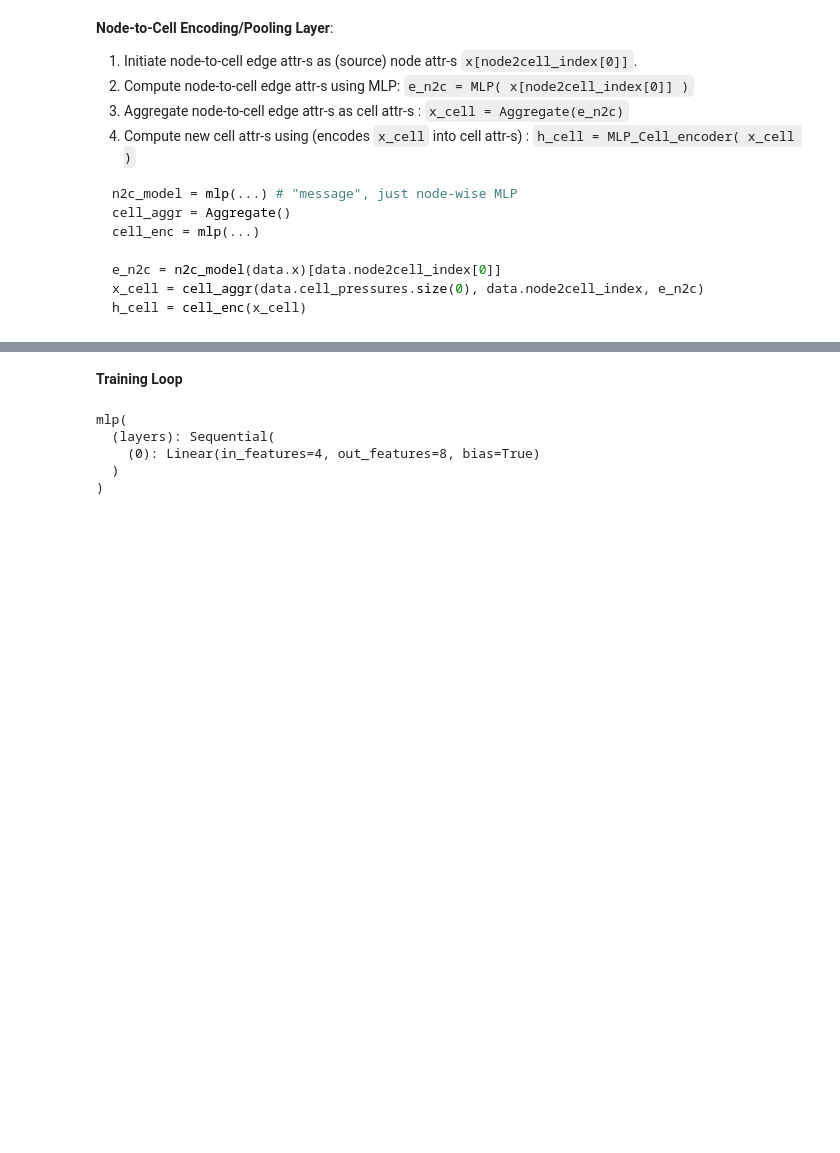
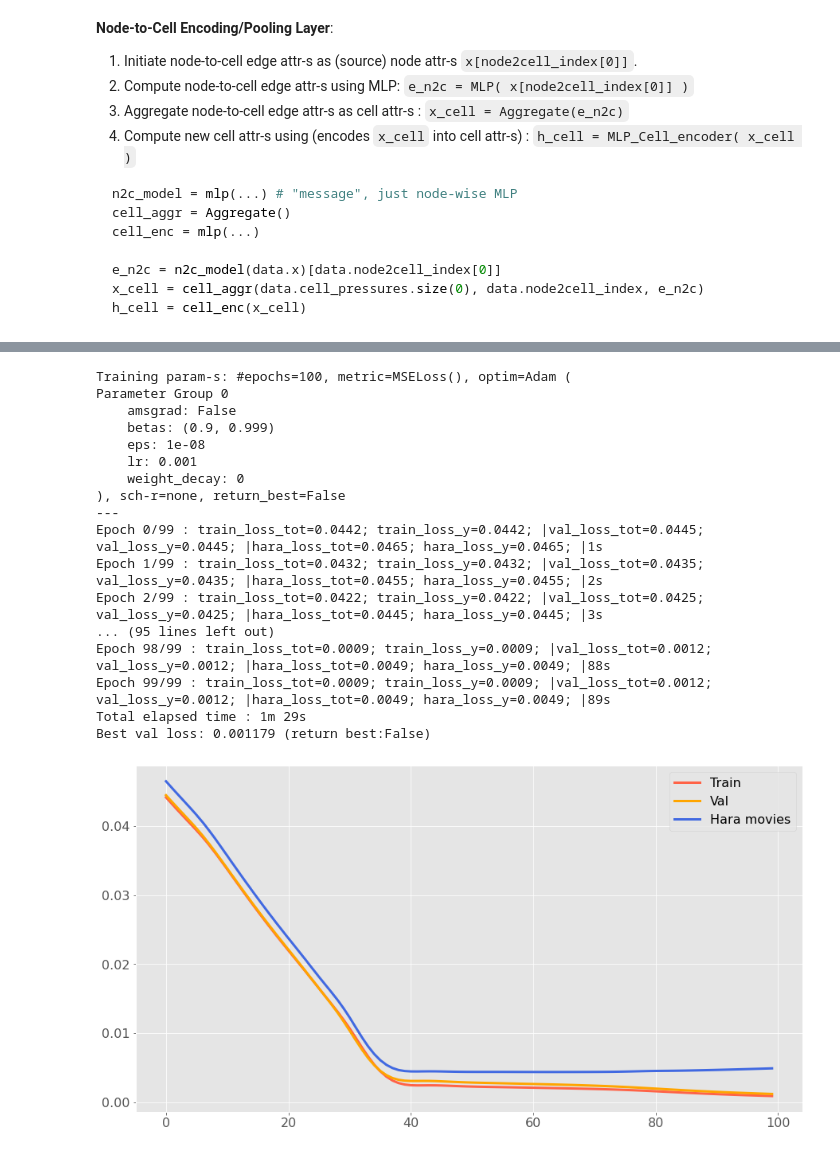
Before and after one commit to mshagirov/simgnn, a Jupyter notebook: nbs/2_nn_model.ipynb, the cells around one changed output, grey strips where cells are left out. Cells and saved outputs as stored; diff of their text form; code cells hidden in the pictures; blank space fills up the shorter version.

Commit message:
training plain MLP just for x-to-dx

```diff
--- a/nbs/2_nn_model.ipynb
+++ b/nbs/2_nn_model.ipynb
@@ -39,6 +39,7 @@
 import numpy as np
 import torch
 from os import path
+import datetime
 
 from torch_geometric.data import Data, DataLoader
 import torch_geometric.transforms as T
@@ -52,6 +53,6 @@ import matplotlib
 plt.style.use('ggplot')
 %matplotlib inline
 matplotlib.rcParams['figure.figsize'] = (10,10) # use larger for presentation
-matplotlib.rcParams['font.size']= 14 # use 14 for presentation
+matplotlib.rcParams['font.size']= 16 # use 14 for presentation
 # %%
 from simgnn.datasets import VertexDynamics, HaraMovies
@@ -191,12 +182,0 @@ loaders = {'train' : DataLoader(train_dataset, batch_size=bs,follow_batch=['cell
-# %% [markdown]
-**Training Loop**
-# %%
-net = mlp(4,8,hidden_dims=[])
-opt = torch.optim.SGD(net.parameters(), lr=0.1, momentum=0.9)
-scheduler = torch.optim.lr_scheduler.ReduceLROnPlateau(opt, 'min')
-# %% [output]
-mlp(
-  (layers): Sequential(
-    (0): Linear(in_features=4, out_features=8, bias=True)
-  )
-)
@@ -204,0 +183,55 @@ mlp(
+# %%
+torch.manual_seed(0)
+
+net = Plain_MLP(in_features=10, out_features=2, hidden_dims=[10,5])
+
+num_epochs = 30
+lr = 0.001
+bs = 32
+MSE_loss = torch.nn.MSELoss(reduction='mean')
+opt = torch.optim.Adam(net.parameters(), lr=lr)
+# opt = torch.optim.SGD(net.parameters(), lr=0.1, momentum=0.9)
+# scheduler = torch.optim.lr_scheduler.ReduceLROnPlateau(opt, 'min')
+
+# in order to track the batch id for var-s add its key to "follow_batch":
+loaders = {'train' : DataLoader(train_dataset, batch_size=bs,follow_batch=['cell_pressures','edge_index']),
+          'val': DataLoader(val_dataset, batch_size=bs,follow_batch=['cell_pressures','edge_index']),
+          'hara': DataLoader(hara_movies, batch_size=bs)}
+# this tracks batch id for "cell_pressures_batch" and "edge_index_batch" in addition to node batch ids
+
+model_states = list(loaders.keys())
+use_force_loss = {k:[False,False] for k in loaders}
+
+model_name = datetime.datetime.now().strftime('%d%m%Y_%H%M')
+save_dir = '.'
+# %%
+net, train_log = train_model(net, loaders, opt, num_epochs=num_epochs, scheduler=None, device=device, model_states = model_states,
+                               loss_func = MSE_loss, use_force_loss=use_force_loss,
+                               return_best=False)
+plt.figure(figsize=[15,8])
+plt.plot(np.arange(train_log['total_epochs']),train_log['train_loss_tot'],'tomato',lw=3,label='Train')
+plt.plot(np.arange(train_log['total_epochs']),train_log['val_loss_tot'],'orange',lw=3,label='Val')
+plt.plot(np.arange(train_log['total_epochs']),train_log['hara_loss_tot'],'royalblue',lw=3,label='Hara movies')
+plt.legend();
+
+write_log(f'{path.join(save_dir, model_name)}_train_log.pkl',train_log)
+torch.save(net.state_dict(), f'{path.join(save_dir, model_name)}_net.pkl')
+# %% [output]
+Training param-s: #epochs=100, metric=MSELoss(), optim=Adam (
+Parameter Group 0
+    amsgrad: False
+    betas: (0.9, 0.999)
+    eps: 1e-08
+    lr: 0.001
+    weight_decay: 0
+), sch-r=none, return_best=False
+---
+Epoch 0/99 : train_loss_tot=0.0442; train_loss_y=0.0442; |val_loss_tot=0.0445; val_loss_y=0.0445; |hara_loss_tot=0.0465; hara_loss_y=0.0465; |1s
+Epoch 1/99 : train_loss_tot=0.0432; train_loss_y=0.0432; |val_loss_tot=0.0435; val_loss_y=0.0435; |hara_loss_tot=0.0455; hara_loss_y=0.0455; |2s
+Epoch 2/99 : train_loss_tot=0.0422; train_loss_y=0.0422; |val_loss_tot=0.0425; val_loss_y=0.0425; |hara_loss_tot=0.0445; hara_loss_y=0.0445; |3s
+... (95 lines left out)
+Epoch 98/99 : train_loss_tot=0.0009; train_loss_y=0.0009; |val_loss_tot=0.0012; val_loss_y=0.0012; |hara_loss_tot=0.0049; hara_loss_y=0.0049; |88s
+Epoch 99/99 : train_loss_tot=0.0009; train_loss_y=0.0009; |val_loss_tot=0.0012; val_loss_y=0.0012; |hara_loss_tot=0.0049; hara_loss_y=0.0049; |89s
+Total elapsed time : 1m 29s
+Best val loss: 0.001179 (return best:False)
+[figure, added]
```
Also changed, not shown: parts of 5 cells of this notebook, 6 other files.
